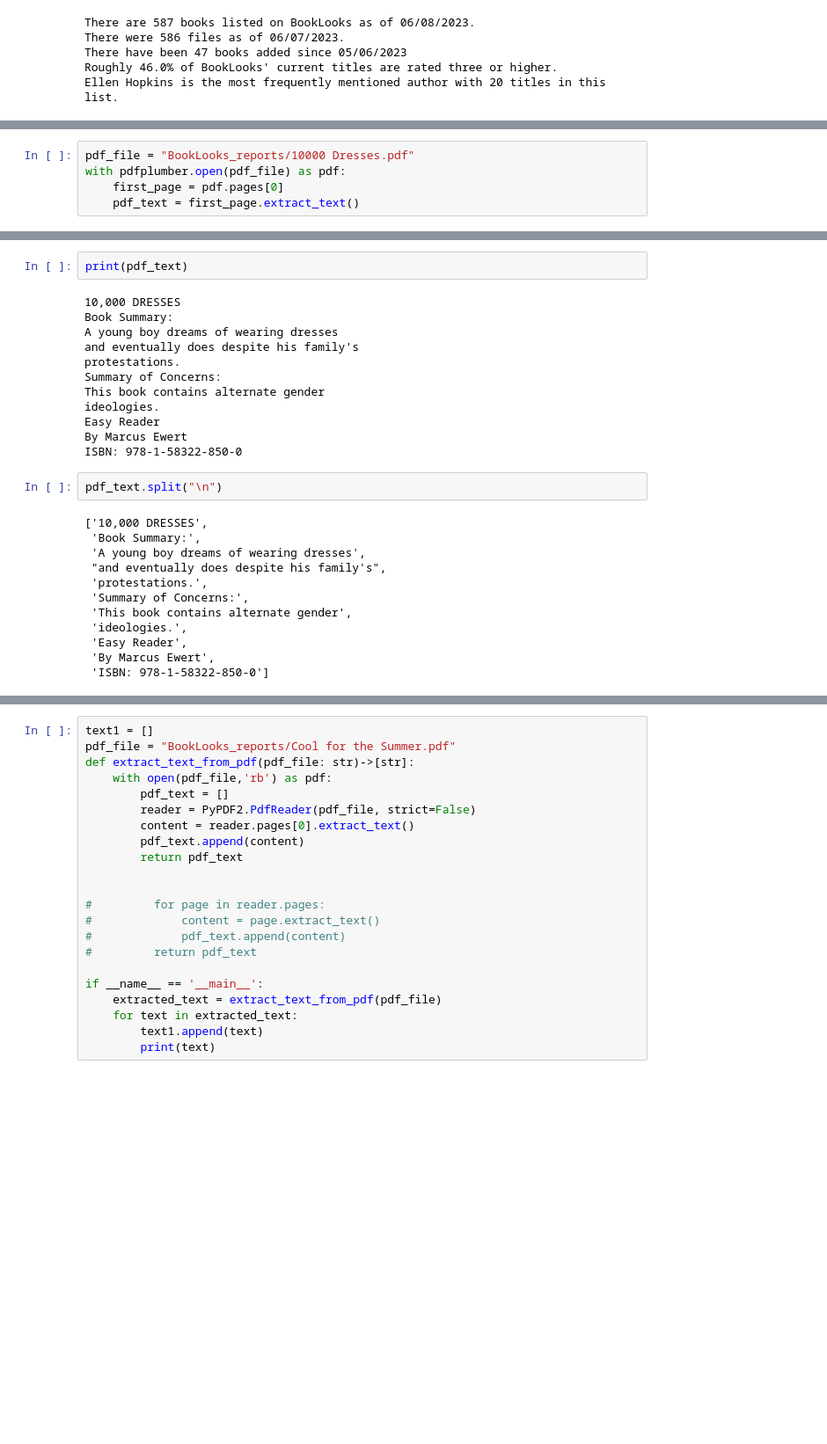
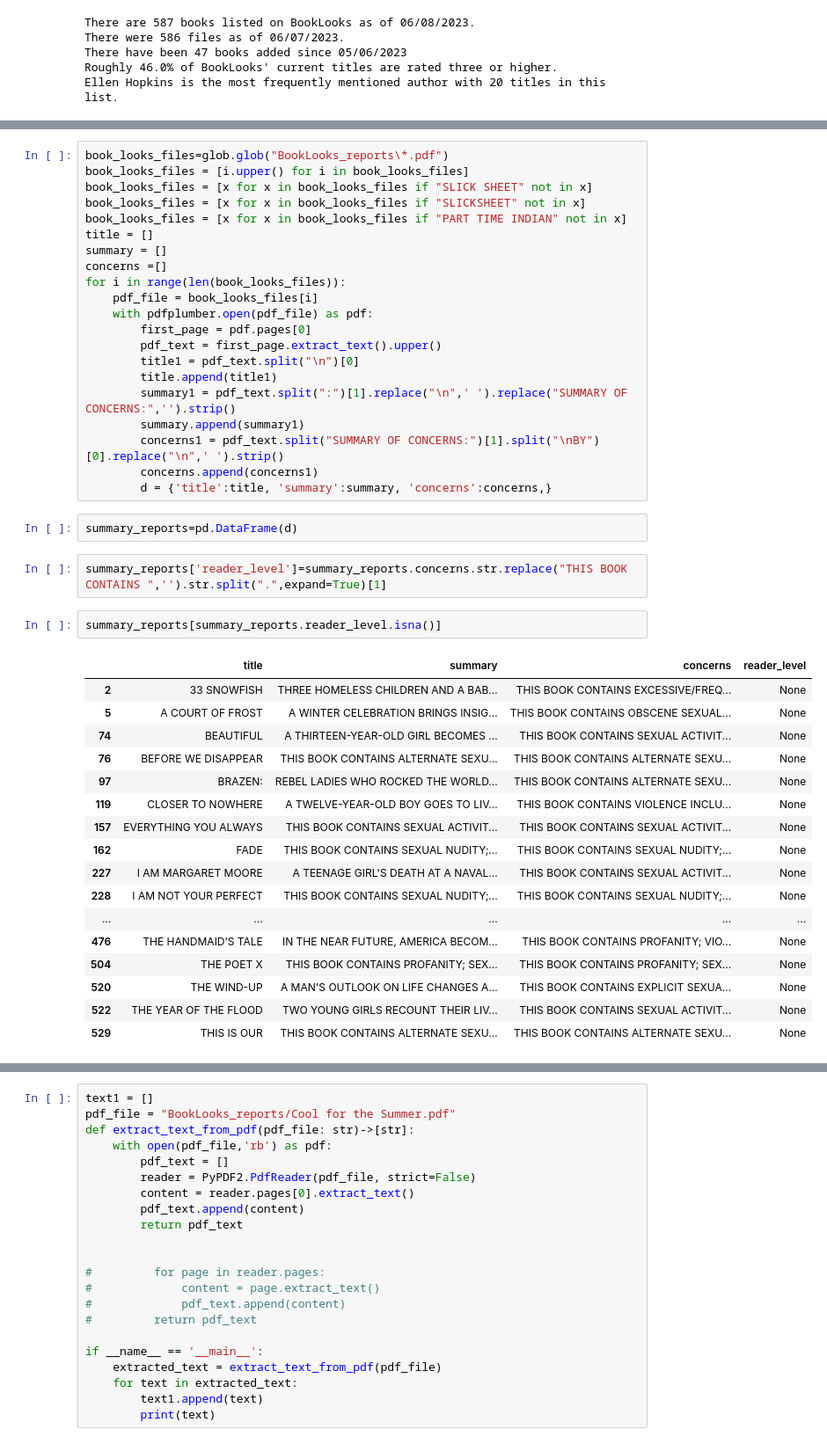
Before and after one commit to Culler1/BookLooks_Scraper_neat, a Jupyter notebook: PDF scraping.ipynb, the cells around one changed output, grey strips where cells are left out. Shown: that part at 88% size. Drawn from its saved outputs; the diff is of its cells as text; blank space fills up the shorter version.

```diff
--- a/PDF scraping.ipynb
+++ b/PDF scraping.ipynb
@@ -14,5 +14,0 @@ import re
-# %%
-pdf_file = "BookLooks_reports/10000 Dresses.pdf"
-with pdfplumber.open(pdf_file) as pdf:
-    first_page = pdf.pages[0]
-    pdf_text = first_page.extract_text()
@@ -23,28 +15,45 @@ pdf_text
-# %%
-print(pdf_text)
-# %% [output]
-10,000 DRESSES
-Book Summary:
-A young boy dreams of wearing dresses
-and eventually does despite his family's
-protestations.
-Summary of Concerns:
-This book contains alternate gender
-ideologies.
-Easy Reader
-By Marcus Ewert
-ISBN: 978-1-58322-850-0
-# %%
-pdf_text.split("\n")
-# %% [output]
-['10,000 DRESSES',
- 'Book Summary:',
- 'A young boy dreams of wearing dresses',
- "and eventually does despite his family's",
- 'protestations.',
- 'Summary of Concerns:',
- 'This book contains alternate gender',
- 'ideologies.',
- 'Easy Reader',
- 'By Marcus Ewert',
- 'ISBN: 978-1-58322-850-0']
+# %%
+book_looks_files=glob.glob("BookLooks_reports\*.pdf")
+book_looks_files = [i.upper() for i in book_looks_files]
+book_looks_files = [x for x in book_looks_files if "SLICK SHEET" not in x]
+book_looks_files = [x for x in book_looks_files if "SLICKSHEET" not in x]
+book_looks_files = [x for x in book_looks_files if "PART TIME INDIAN" not in x]
+title = []
+summary = []
+concerns =[]
+for i in range(len(book_looks_files)):
+    pdf_file = book_looks_files[i]
+    with pdfplumber.open(pdf_file) as pdf:
+        first_page = pdf.pages[0]
+        pdf_text = first_page.extract_text().upper()
+        title1 = pdf_text.split("\n")[0]
+        title.append(title1)
+        summary1 = pdf_text.split(":")[1].replace("\n",' ').replace("SUMMARY OF CONCERNS:",'').strip()
+        summary.append(summary1)
+        concerns1 = pdf_text.split("SUMMARY OF CONCERNS:")[1].split("\nBY")[0].replace("\n",' ').strip()
+        concerns.append(concerns1)
+        d = {'title':title, 'summary':summary, 'concerns':concerns,}
+# %%
+summary_reports=pd.DataFrame(d)
+# %%
+summary_reports['reader_level']=summary_reports.concerns.str.replace("THIS BOOK CONTAINS ",'').str.split(".",expand=True)[1]
+# %%
+summary_reports[summary_reports.reader_level.isna()]
+# %% [output]
+|  | title | summary | concerns | reader_level |
+| 2 | 33 SNOWFISH | THREE HOMELESS CHILDREN AND A BAB... | THIS BOOK CONTAINS EXCESSIVE/FREQ... | None |
+| 5 | A COURT OF FROST | A WINTER CELEBRATION BRINGS INSIG... | THIS BOOK CONTAINS OBSCENE SEXUAL... | None |
+| 74 | BEAUTIFUL | A THIRTEEN-YEAR-OLD GIRL BECOMES ... | THIS BOOK CONTAINS SEXUAL ACTIVIT... | None |
+| 76 | BEFORE WE DISAPPEAR | THIS BOOK CONTAINS ALTERNATE SEXU... | THIS BOOK CONTAINS ALTERNATE SEXU... | None |
+| 97 | BRAZEN: | REBEL LADIES WHO ROCKED THE WORLD... | THIS BOOK CONTAINS ALTERNATE SEXU... | None |
+| 119 | CLOSER TO NOWHERE | A TWELVE-YEAR-OLD BOY GOES TO LIV... | THIS BOOK CONTAINS VIOLENCE INCLU... | None |
+| 157 | EVERYTHING YOU ALWAYS | THIS BOOK CONTAINS SEXUAL ACTIVIT... | THIS BOOK CONTAINS SEXUAL ACTIVIT... | None |
+| 162 | FADE | THIS BOOK CONTAINS SEXUAL NUDITY;... | THIS BOOK CONTAINS SEXUAL NUDITY;... | None |
+| 227 | I AM MARGARET MOORE | A TEENAGE GIRL'S DEATH AT A NAVAL... | THIS BOOK CONTAINS SEXUAL ACTIVIT... | None |
+| 228 | I AM NOT YOUR PERFECT | THIS BOOK CONTAINS SEXUAL NUDITY;... | THIS BOOK CONTAINS SEXUAL NUDITY;... | None |
+| ... | ... | ... | ... | ... |
+| 476 | THE HANDMAID’S TALE | IN THE NEAR FUTURE, AMERICA BECOM... | THIS BOOK CONTAINS PROFANITY; VIO... | None |
+| 504 | THE POET X | THIS BOOK CONTAINS PROFANITY; SEX... | THIS BOOK CONTAINS PROFANITY; SEX... | None |
+| 520 | THE WIND-UP | A MAN'S OUTLOOK ON LIFE CHANGES A... | THIS BOOK CONTAINS EXPLICIT SEXUA... | None |
+| 522 | THE YEAR OF THE FLOOD | TWO YOUNG GIRLS RECOUNT THEIR LIV... | THIS BOOK CONTAINS SEXUAL ACTIVIT... | None |
+| 529 | THIS IS OUR | THIS BOOK CONTAINS ALTERNATE SEXU... | THIS BOOK CONTAINS ALTERNATE SEXU... | None |
```
Also changed, not shown: parts of 41 cells of this notebook.
